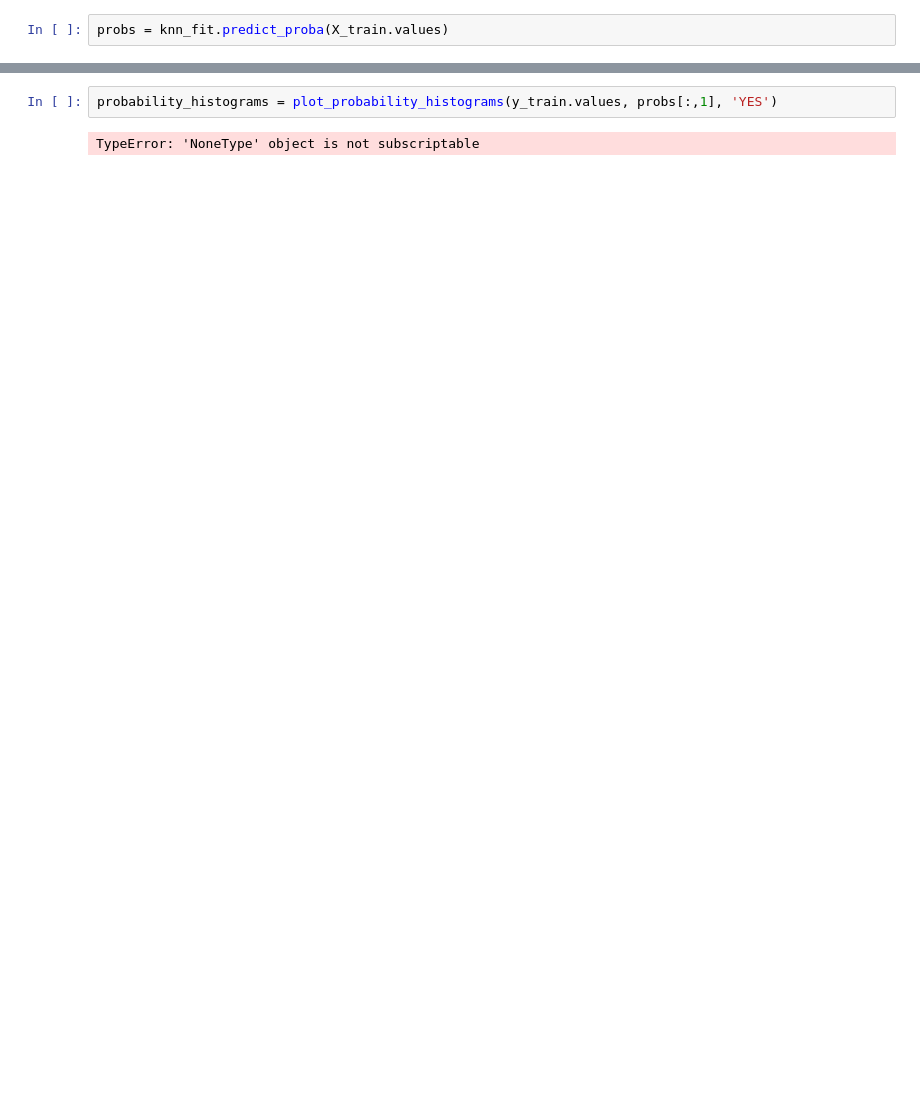
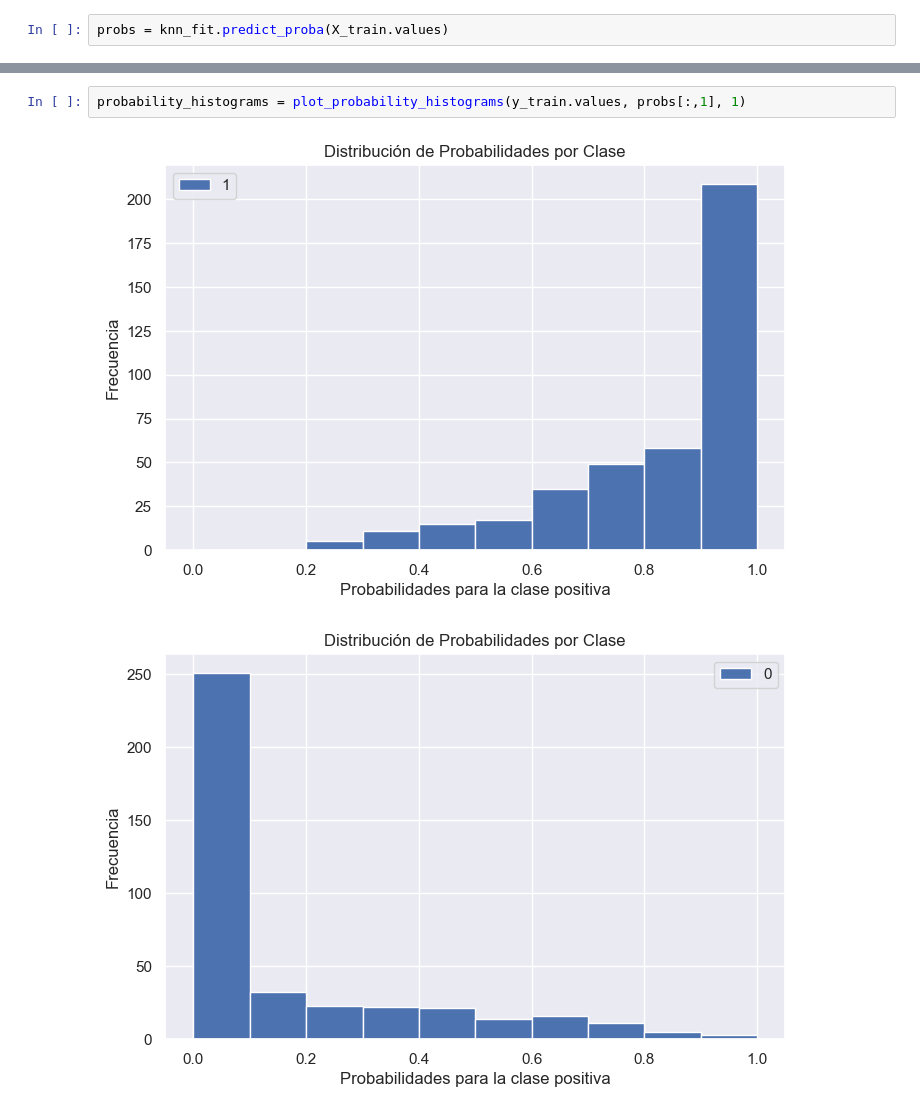
Before and after one commit to ICAI-IMAT-ML/p2-2-Elcazar, a Jupyter notebook: notebook/Lab_2_2_kNN.ipynb, the cells around one changed output, grey strips where cells are left out. Cells and saved outputs as stored; diff of their text form; blank space fills up the shorter version.

```diff
--- a/notebook/Lab_2_2_kNN.ipynb
+++ b/notebook/Lab_2_2_kNN.ipynb
@@ -93,5 +104,6 @@ TypeError: 'NoneType' object is not subscriptable
 # %%
-probability_histograms = plot_probability_histograms(y_train.values, probs[:,1], 'YES')
+probability_histograms = plot_probability_histograms(y_train.values, probs[:,1], 1)
 # %% [output]
-TypeError: 'NoneType' object is not subscriptable
+[figure, added]
+[figure, added]
 # %%
```
Also changed, not shown: parts of 6 cells of this notebook, 1 other file.
